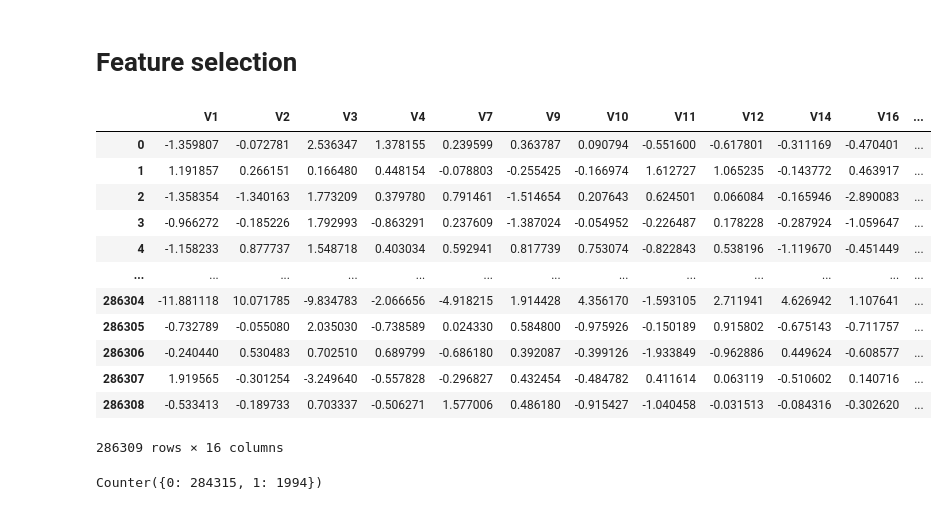
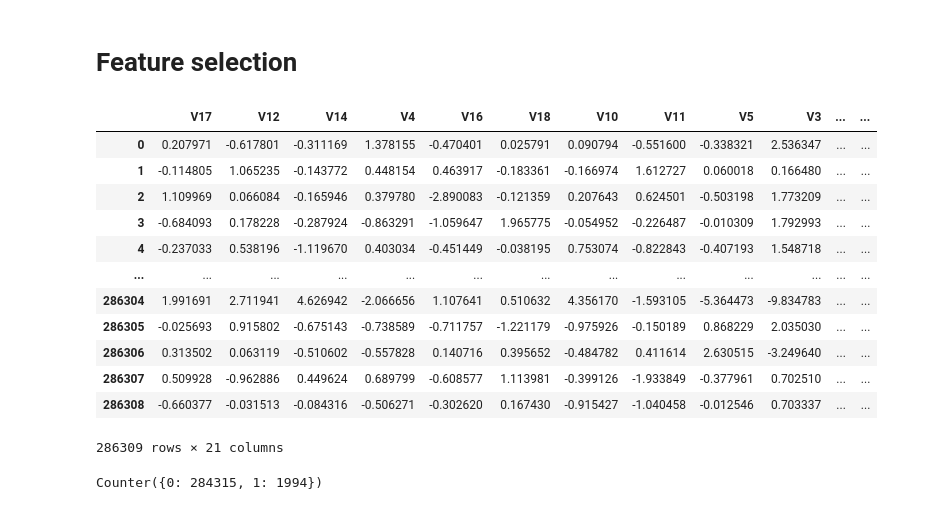
Before and after one commit to xoyeon/FDS, a Jupyter notebook: lstm-selected_Shap_data7.ipynb, the cells around one changed output. Drawn from its saved outputs; the diff is of its cells as text; code cells hidden in the pictures.

```diff
--- a/lstm-selected_Shap_data7.ipynb
+++ b/lstm-selected_Shap_data7.ipynb
@@ -44,22 +45,23 @@ df.head()
 # %% [markdown]
 # Feature selection
 # %%
-df = df[['V1','V2','V3','V4','V7','V9','V10','V11','V12','V14','V16','V17','V18','V19','Amount','Class']]
+# df = df[['V1','V2','V3','V4','V7','V9','V10','V11','V12','V14','V16','V17','V18','V19','Amount','Class']]
+df = df[['V17','V12','V14','V4','V16','V18','V10','V11','V5','V3','V9','V1','V8','V7','V2','V19','V21','V20','Amount','V15','Class']]
 df
 # %% [output]
-|  | V1 | V2 | V3 | V4 | V7 | V9 | V10 | V11 | V12 | V14 | V16 | ... |
-| 0 | -1.359807 | -0.072781 | 2.536347 | 1.378155 | 0.239599 | 0.363787 | 0.090794 | -0.551600 | -0.617801 | -0.311169 | -0.470401 | ... |
-| 1 | 1.191857 | 0.266151 | 0.166480 | 0.448154 | -0.078803 | -0.255425 | -0.166974 | 1.612727 | 1.065235 | -0.143772 | 0.463917 | ... |
-| 2 | -1.358354 | -1.340163 | 1.773209 | 0.379780 | 0.791461 | -1.514654 | 0.207643 | 0.624501 | 0.066084 | -0.165946 | -2.890083 | ... |
-| 3 | -0.966272 | -0.185226 | 1.792993 | -0.863291 | 0.237609 | -1.387024 | -0.054952 | -0.226487 | 0.178228 | -0.287924 | -1.059647 | ... |
-| 4 | -1.158233 | 0.877737 | 1.548718 | 0.403034 | 0.592941 | 0.817739 | 0.753074 | -0.822843 | 0.538196 | -1.119670 | -0.451449 | ... |
+|  | V17 | V12 | V14 | V4 | V16 | V18 | V10 | V11 | V5 | V3 | ... | ... |
+| 0 | 0.207971 | -0.617801 | -0.311169 | 1.378155 | -0.470401 | 0.025791 | 0.090794 | -0.551600 | -0.338321 | 2.536347 | ... | ... |
+| 1 | -0.114805 | 1.065235 | -0.143772 | 0.448154 | 0.463917 | -0.183361 | -0.166974 | 1.612727 | 0.060018 | 0.166480 | ... | ... |
+| 2 | 1.109969 | 0.066084 | -0.165946 | 0.379780 | -2.890083 | -0.121359 | 0.207643 | 0.624501 | -0.503198 | 1.773209 | ... | ... |
+| 3 | -0.684093 | 0.178228 | -0.287924 | -0.863291 | -1.059647 | 1.965775 | -0.054952 | -0.226487 | -0.010309 | 1.792993 | ... | ... |
+| 4 | -0.237033 | 0.538196 | -1.119670 | 0.403034 | -0.451449 | -0.038195 | 0.753074 | -0.822843 | -0.407193 | 1.548718 | ... | ... |
 | ... | ... | ... | ... | ... | ... | ... | ... | ... | ... | ... | ... | ... |
-| 286304 | -11.881118 | 10.071785 | -9.834783 | -2.066656 | -4.918215 | 1.914428 | 4.356170 | -1.593105 | 2.711941 | 4.626942 | 1.107641 | ... |
-| 286305 | -0.732789 | -0.055080 | 2.035030 | -0.738589 | 0.024330 | 0.584800 | -0.975926 | -0.150189 | 0.915802 | -0.675143 | -0.711757 | ... |
-| 286306 | -0.240440 | 0.530483 | 0.702510 | 0.689799 | -0.686180 | 0.392087 | -0.399126 | -1.933849 | -0.962886 | 0.449624 | -0.608577 | ... |
-| 286307 | 1.919565 | -0.301254 | -3.249640 | -0.557828 | -0.296827 | 0.432454 | -0.484782 | 0.411614 | 0.063119 | -0.510602 | 0.140716 | ... |
-| 286308 | -0.533413 | -0.189733 | 0.703337 | -0.506271 | 1.577006 | 0.486180 | -0.915427 | -1.040458 | -0.031513 | -0.084316 | -0.302620 | ... |
+| 286304 | 1.991691 | 2.711941 | 4.626942 | -2.066656 | 1.107641 | 0.510632 | 4.356170 | -1.593105 | -5.364473 | -9.834783 | ... | ... |
+| 286305 | -0.025693 | 0.915802 | -0.675143 | -0.738589 | -0.711757 | -1.221179 | -0.975926 | -0.150189 | 0.868229 | 2.035030 | ... | ... |
+| 286306 | 0.313502 | 0.063119 | -0.510602 | -0.557828 | 0.140716 | 0.395652 | -0.484782 | 0.411614 | 2.630515 | -3.249640 | ... | ... |
+| 286307 | 0.509928 | -0.962886 | 0.449624 | 0.689799 | -0.608577 | 1.113981 | -0.399126 | -1.933849 | -0.377961 | 0.702510 | ... | ... |
+| 286308 | -0.660377 | -0.031513 | -0.084316 | -0.506271 | -0.302620 | 0.167430 | -0.915427 | -1.040458 | -0.012546 | 0.703337 | ... | ... |
-286309 rows × 16 columns
+286309 rows × 21 columns
 # %%
 from collections import Counter
 LABELS = ['0', '1']
```
Also changed, not shown: parts of 19 cells of this notebook, 4 other files.
